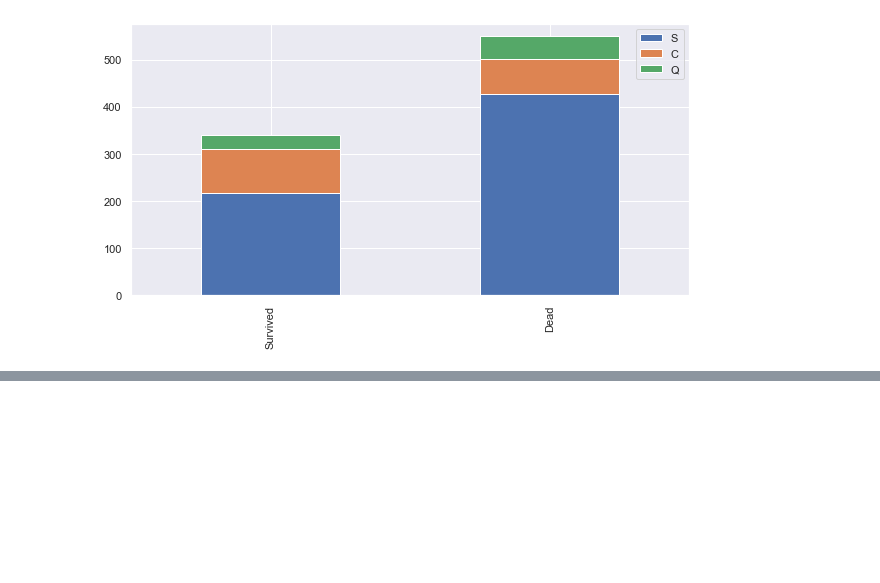
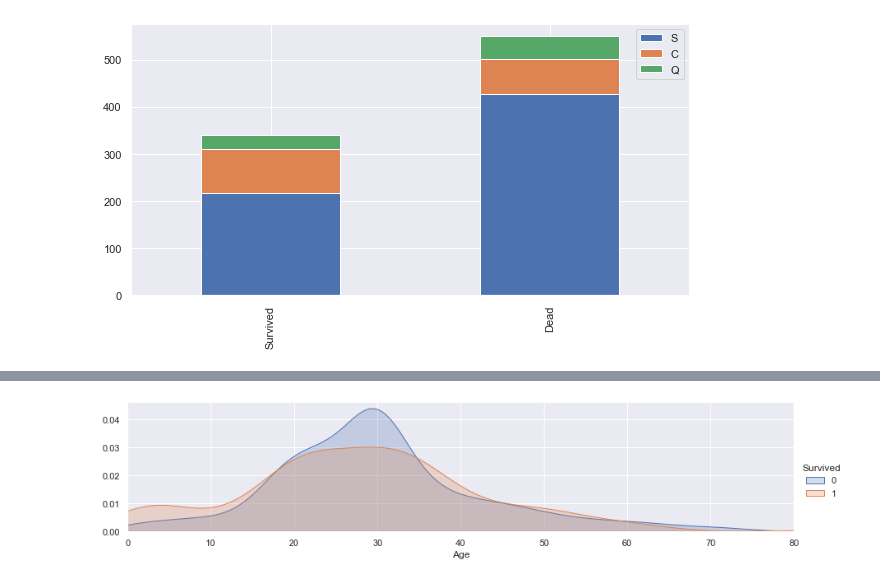
Before and after one commit to voka/Kaggle, a Jupyter notebook: Titanic/Titanic.ipynb, the cells around one changed output, grey strips where cells are left out. Saved outputs shown, nothing was run; the diff lists cells and outputs as text; code cells hidden in the pictures; blank space fills up the shorter version.

```diff
--- a/Titanic/Titanic.ipynb
+++ b/Titanic/Titanic.ipynb
@@ -180,0 +321,12 @@ barChart('Embarked')
+# %%
+train_data["Age"].fillna(train_data.groupby("Title")["Age"].transform("median"),inplace=True)
+test_data["Age"].fillna(test_data.groupby("Title")["Age"].transform("median"),inplace=True)
+# %%
+facet = sns.FacetGrid(train_data,hue="Survived",aspect=4)
+facet.map(sns.kdeplot,"Age",shade=True)
+facet.set(xlim=(0,train_data["Age"].max()))
+facet.add_legend()
+
+plt.show()
+# %% [output]
+[figure, added]
```
Also changed, not shown: parts of 87 cells of this notebook, 1 other file.
